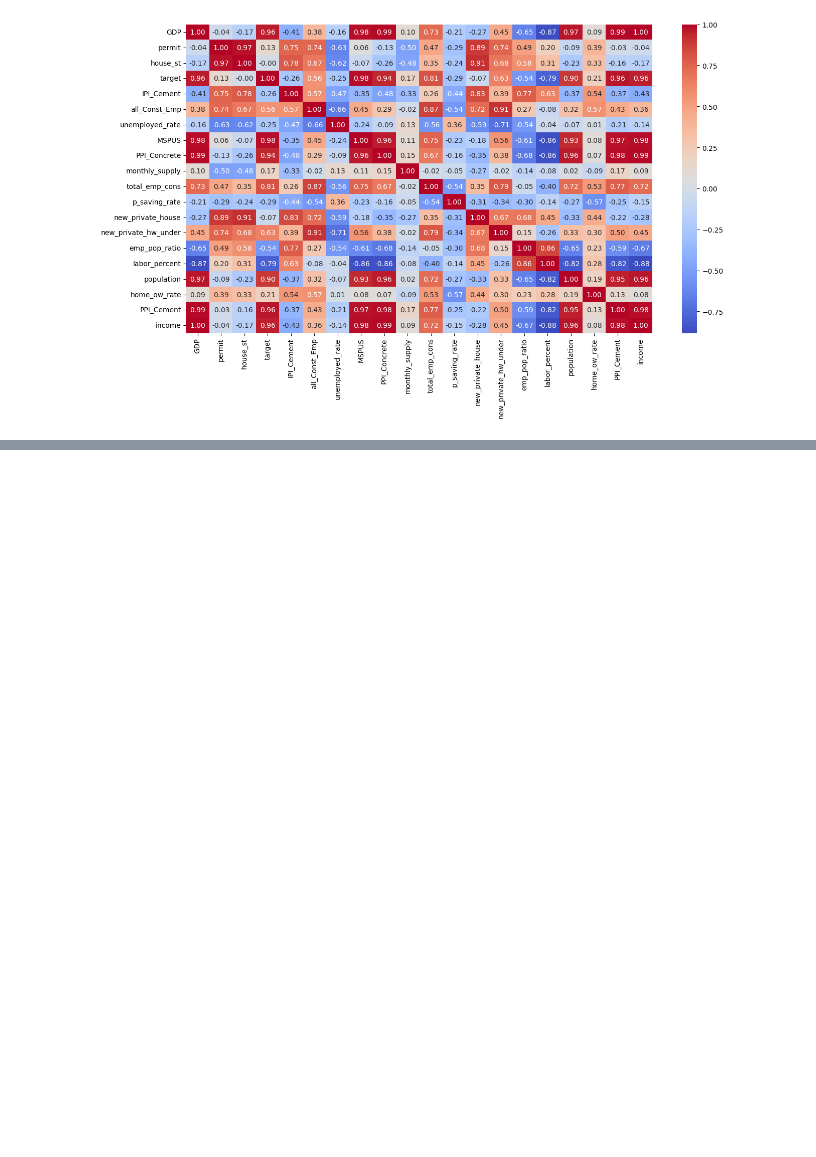
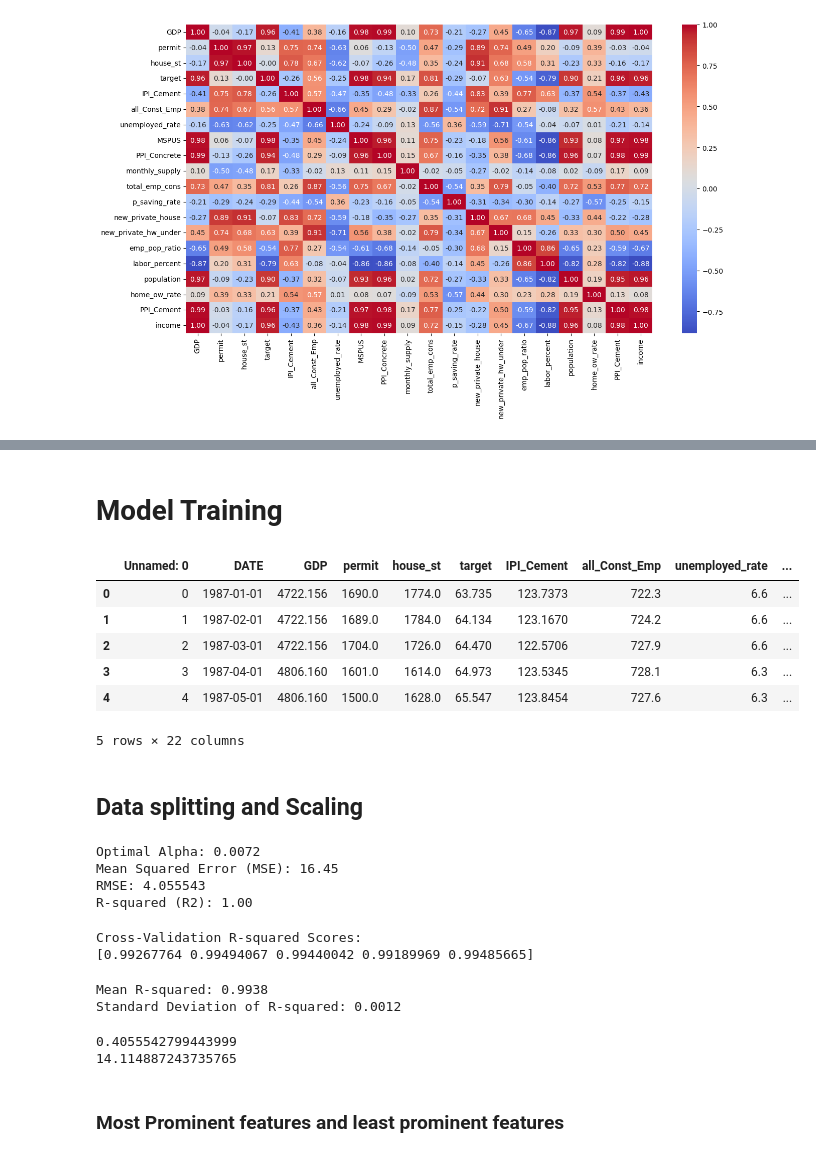
Before and after one commit to somyakmukherjee/US-Home-Price-Prediction, a Jupyter notebook: EDA_&_Modelling.ipynb, the cells around one changed output, grey strips where cells are left out. Drawn from its saved outputs; the diff is of its cells as text; code cells hidden in the pictures; blank space fills up the shorter version.

```diff
--- a/EDA_&_Modelling.ipynb
+++ b/EDA_&_Modelling.ipynb
@@ -383,0 +391,2 @@ plt.show()
+# %% [markdown]
+# **Model Training**
@@ -383,0 +398,12 @@ plt.show()
+# %%
+dfc = pd.read_csv("df_final.csv")
+# %%
+dfc.head()
+# %% [output]
+|  | Unnamed: 0 | DATE | GDP | permit | house_st | target | IPI_Cement | all_Const_Emp | unemployed_rate | ... |
+| 0 | 0 | 1987-01-01 | 4722.156 | 1690.0 | 1774.0 | 63.735 | 123.7373 | 722.3 | 6.6 | ... |
+| 1 | 1 | 1987-02-01 | 4722.156 | 1689.0 | 1784.0 | 64.134 | 123.1670 | 724.2 | 6.6 | ... |
+| 2 | 2 | 1987-03-01 | 4722.156 | 1704.0 | 1726.0 | 64.470 | 122.5706 | 727.9 | 6.6 | ... |
+| 3 | 3 | 1987-04-01 | 4806.160 | 1601.0 | 1614.0 | 64.973 | 123.5345 | 728.1 | 6.3 | ... |
+| 4 | 4 | 1987-05-01 | 4806.160 | 1500.0 | 1628.0 | 65.547 | 123.8454 | 727.6 | 6.3 | ... |
+5 rows × 22 columns
@@ -383,0 +412,2 @@ plt.show()
+# %% [markdown]
+## **Data splitting and Scaling**
@@ -383,0 +425,47 @@ plt.show()
+# %%
+lasso_cv_model = LassoCV(alphas=np.logspace(-4, 4, 100),cv=5, max_iter=10000, tol=0.001)
+lasso_cv_model.fit(X_train, y_train)
+
+
+lasso_cv_predictions = lasso_cv_model.predict(X_test)
+optimal_alpha = lasso_cv_model.alpha_
+
+
+mse = mean_squared_error(y_test, lasso_cv_predictions)
+rmse = np.sqrt(mse)
+r2 = r2_score(y_test, lasso_cv_predictions)
+
+
+print(f"Optimal Alpha: {optimal_alpha:.4f}")
+print(f"Mean Squared Error (MSE): {mse:.2f}")
+print(f"RMSE: {rmse:2f}")
+print(f"R-squared (R2): {r2:.2f}")
+# %% [output]
+Optimal Alpha: 0.0072
+Mean Squared Error (MSE): 16.45
+RMSE: 4.055543
+R-squared (R2): 1.00
+# %%
+cross_val_scores = cross_val_score(lasso_cv_model, X_train, y_train, cv=5, scoring='r2')
+print("Cross-Validation R-squared Scores:")
+print(cross_val_scores)
+# %% [output]
+Cross-Validation R-squared Scores:
+[0.99267764 0.99494067 0.99440042 0.99189969 0.99485665]
+# %%
+mean_r2 = cross_val_scores.mean()
+std_r2 = cross_val_scores.std()
+
+print(f"Mean R-squared: {mean_r2:.4f}")
+print(f"Standard Deviation of R-squared: {std_r2:.4f}")
+# %% [output]
+Mean R-squared: 0.9938
+Standard Deviation of R-squared: 0.0012
+# %%
+print(0.1 * rmse)
+print(0.1 * df['target'].mean()) # rmse should be less than the 10% of mean of target variable
+# %% [output]
+0.4055542799443999
+14.114887243735765
+# %% [markdown]
+### **Most Prominent features and least prominent features**
```
Also changed, not shown: parts of 7 cells of this notebook.
